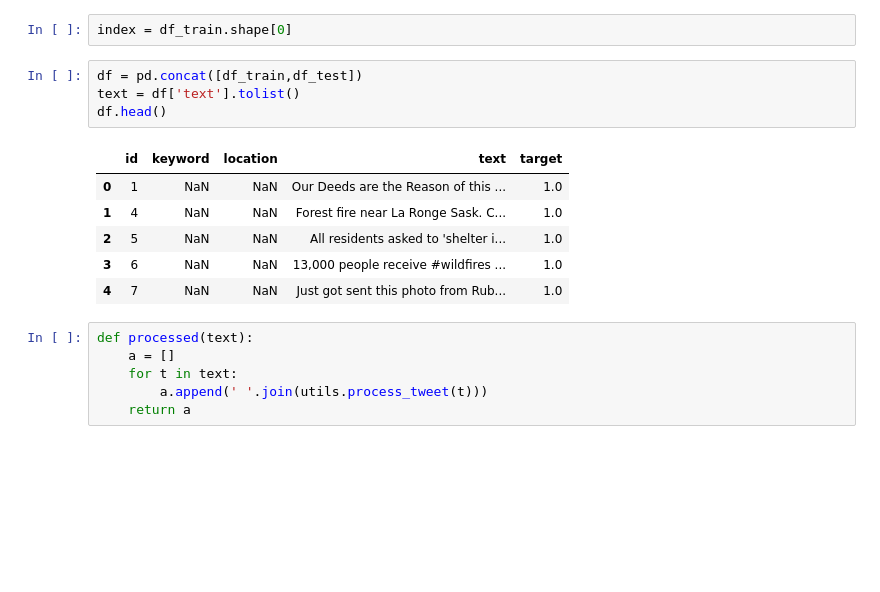
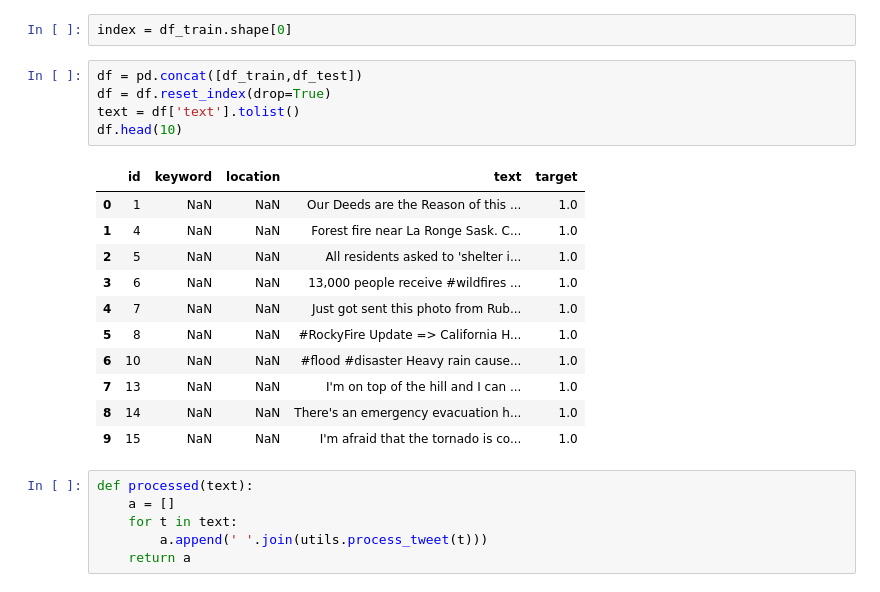
Before and after one commit to peak-pan/Pannathad_2024, a Jupyter notebook: MyKaggle/Natural Language Processing with Disaster Tweets/Disater tweet detection (Biderectional LSTM model).ipynb, the cells around one changed output. Saved outputs shown, nothing was run; the diff lists cells and outputs as text; blank space fills up the shorter version.

```diff
--- a/MyKaggle/Natural Language Processing with Disaster Tweets/Disater tweet detection (Biderectional LSTM model).ipynb
+++ b/MyKaggle/Natural Language Processing with Disaster Tweets/Disater tweet detection (Biderectional LSTM model).ipynb
@@ -30,15 +32,21 @@ True
 index = df_train.shape[0]
 # %%
 df = pd.concat([df_train,df_test])
+df = df.reset_index(drop=True)
 text = df['text'].tolist()
-df.head()
+df.head(10)
 # %% [output]
 |  | id | keyword | location | text | target |
 | 0 | 1 | NaN | NaN | Our Deeds are the Reason of this ... | 1.0 |
 | 1 | 4 | NaN | NaN | Forest fire near La Ronge Sask. C... | 1.0 |
 | 2 | 5 | NaN | NaN | All residents asked to 'shelter i... | 1.0 |
 | 3 | 6 | NaN | NaN | 13,000 people receive #wildfires ... | 1.0 |
 | 4 | 7 | NaN | NaN | Just got sent this photo from Rub... | 1.0 |
+| 5 | 8 | NaN | NaN | #RockyFire Update => California H... | 1.0 |
+| 6 | 10 | NaN | NaN | #flood #disaster Heavy rain cause... | 1.0 |
+| 7 | 13 | NaN | NaN | I'm on top of the hill and I can ... | 1.0 |
+| 8 | 14 | NaN | NaN | There's an emergency evacuation h... | 1.0 |
+| 9 | 15 | NaN | NaN | I'm afraid that the tornado is co... | 1.0 |
 # %%
 def processed(text):
     a = []
```
Also changed, not shown: parts of 29 cells of this notebook, 33 other files.
